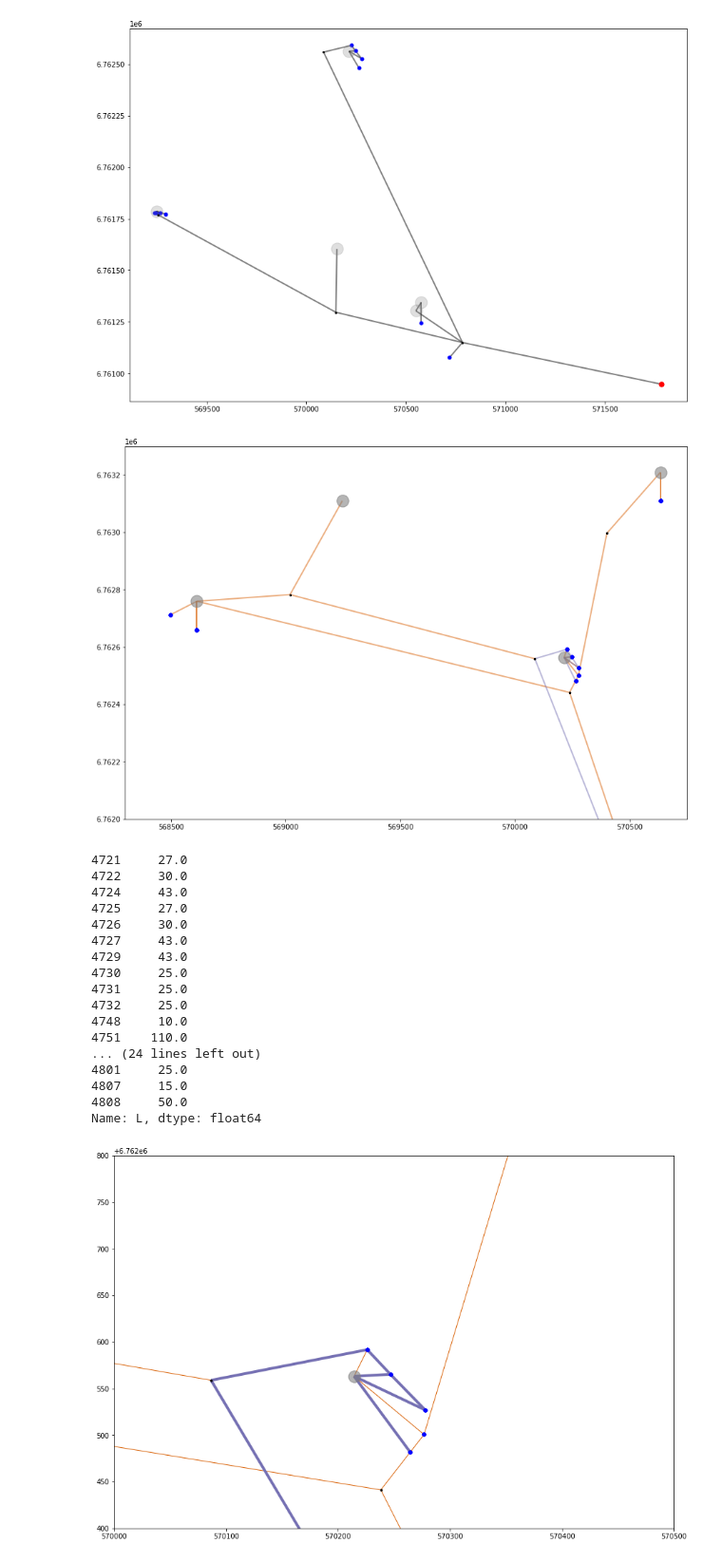
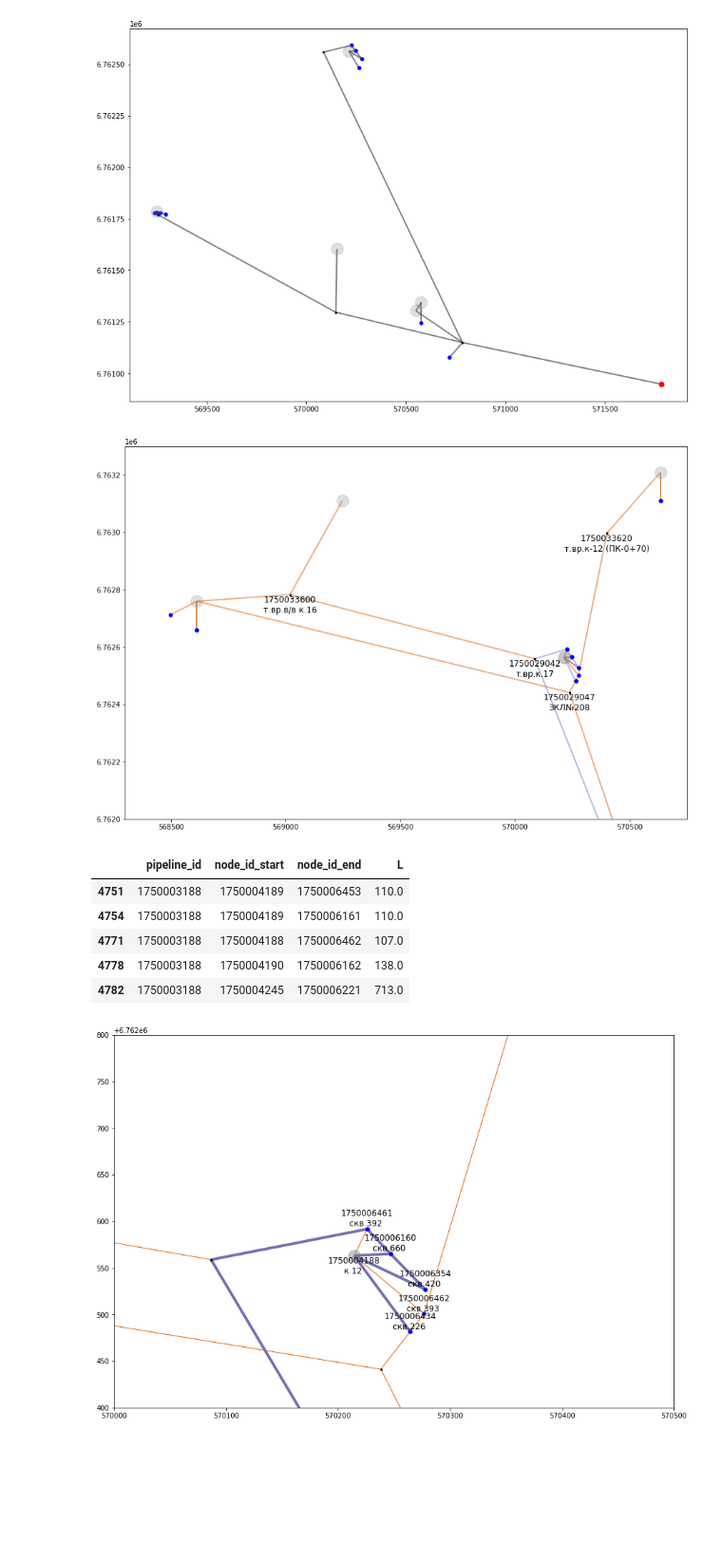
Before and after one commit to DenisYabl/PipesHydraulic, a Jupyter notebook: code/view_pipelines.ipynb, the cells around one changed output. Shown at 95% size. Cells and saved outputs as stored; diff of their text form; code cells hidden in the pictures; blank space fills up the shorter version.

```diff
--- a/code/view_pipelines.ipynb
+++ b/code/view_pipelines.ipynb
@@ -207,11 +206,23 @@ for pl_id, clr in zip(pipeline_ids, cmap):
     df = df[["node_id_start", "node_id_end"]]
     df.columns = ["source", "target"]
     G = nx.from_pandas_edgelist(df)
-    nx.draw_networkx_nodes(G, sp, nodelist=wells, node_size=25, node_color="blue", ax=ax)
-    nx.draw_networkx_nodes(G, sp, nodelist=pads, node_size=300, node_color="gray", alpha=0.25, ax=ax)
-    nx.draw_networkx_nodes(G, sp, nodelist=juncs, node_size=5, node_color="black", ax=ax)
-    nx.draw_networkx_nodes(G, sp, nodelist=kns, node_size=50, node_color="red", ax=ax)
+    g_nodes = set(G.nodes)
+    nodelist = list(set(wells) & g_nodes)
+    nx.draw_networkx_nodes(G, sp, nodelist=nodelist, node_size=25, node_color="blue", ax=ax)
+    nodelist = list(set(pads) & g_nodes)
+    nx.draw_networkx_nodes(G, sp, nodelist=nodelist, node_size=300, node_color="gray", alpha=0.25, ax=ax)
+    nodelist = list(set(juncs) & g_nodes)
+    nx.draw_networkx_nodes(G, sp, nodelist=nodelist, node_size=5, node_color="black", ax=ax)
+    nodelist = list(set(kns) & g_nodes)
+    nx.draw_networkx_nodes(G, sp, nodelist=nodelist, node_size=50, node_color="red", ax=ax)
     nx.draw_networkx_edges(G, sp, alpha=0.5, width=2, ax=ax, edge_color=clr)
+
+df = graph_df[["node_id_start", "node_id_end"]]
+df.columns = ["source", "target"]
+G = nx.from_pandas_edgelist(df)
+lbls = {k : '\n\n'+node_labels[k] for k in juncs}
+# lbls = {k : '\n\n'+node_labels[k] for k in wells}
+nx.draw_networkx_labels(G, sp, lbls, ax=ax)
 
 limits=plt.axis('on') # turns on axis
 ax.tick_params(left=True, bottom=True, labelleft=True, labelbottom=True)
@@ -219,52 +230,56 @@ ax.set_xlim(568300, 570750)
 ax.set_ylim(6762000, 6763300)
 plt.show()
 # %% [output]
-[figure, old version]
+[figure, new version]
 # %%
 mask1 = (schema_df.node_type_start == 1) & (schema_df.node_type_end == 2)
 mask2 = (schema_df.node_type_start == 2) & (schema_df.node_type_end == 1)
 df = schema_df[mask1 | mask2]
-df.L
+df = df[['pipeline_id', 'node_id_start', 'node_id_end', 'L']]
+df[df.L > 75]
 # %% [output]
-4721     27.0
-4722     30.0
-4724     43.0
-4725     27.0
-4726     30.0
-4727     43.0
-4729     43.0
-4730     25.0
-4731     25.0
-4732     25.0
-4748     10.0
-4751    110.0
-... (24 lines left out)
-4801     25.0
-4807     15.0
-4808     50.0
-Name: L, dtype: float64
+|  | pipeline_id | node_id_start | node_id_end | L |
+| 4751 | 1750003188 | 1750004189 | 1750006453 | 110.0 |
+| 4754 | 1750003188 | 1750004189 | 1750006161 | 110.0 |
+| 4771 | 1750003188 | 1750004188 | 1750006462 | 107.0 |
+| 4778 | 1750003188 | 1750004190 | 1750006162 | 138.0 |
+| 4782 | 1750003188 | 1750004245 | 1750006221 | 713.0 |
 # %%
 cmap=plt.get_cmap('Dark2').colors
 
 fig = plt.figure(constrained_layout=True, figsize=(12, 8))
 ax = fig.add_subplot(1,1,1)
 
 for pl_id, clr, wd in zip(pipeline_ids, cmap, [0, 1, 4]):
     df = graph_df[graph_df.pipeline_id == pl_id]
     df = df[["node_id_start", "node_id_end"]]
     df.columns = ["source", "target"]
     G = nx.from_pandas_edgelist(df)
-    nx.draw_networkx_nodes(G, sp, nodelist=wells, node_size=25, node_color="blue", ax=ax)
-    nx.draw_networkx_nodes(G, sp, nodelist=pads, node_size=300, node_color="gray", alpha=0.25, ax=ax)
-    nx.draw_networkx_nodes(G, sp, nodelist=juncs, node_size=5, node_color="black", ax=ax)
-    nx.draw_networkx_nodes(G, sp, nodelist=kns, node_size=50, node_color="red", ax=ax)
+    g_nodes = set(G.nodes)
+    nodelist = list(set(wells) & g_nodes)
+    nx.draw_networkx_nodes(G, sp, nodelist=nodelist, node_size=25, node_color="blue", ax=ax)
+    nodelist = list(set(pads) & g_nodes)
+    nx.draw_networkx_nodes(G, sp, nodelist=nodelist, node_size=300, node_color="gray", alpha=0.25, ax=ax)
+    nodelist = list(set(juncs) & g_nodes)
+    nx.draw_networkx_nodes(G, sp, nodelist=nodelist, node_size=5, node_color="black", ax=ax)
+    nodelist = list(set(kns) & g_nodes)
+    nx.draw_networkx_nodes(G, sp, nodelist=nodelist, node_size=50, node_color="red", ax=ax)
+
     nx.draw_networkx_edges(G, sp, width=wd, ax=ax, edge_color=clr)
 
+df = graph_df[["node_id_start", "node_id_end"]]
+df.columns = ["source", "target"]
+G = nx.from_pandas_edgelist(df)
+lbls = {k : '\n\n'+node_labels[k] for k in pads}
+lbls.update({k : node_labels[k]+'\n\n' for k in wells})
+nx.draw_networkx_labels(G, sp, lbls, ax=ax)
 
 limits=plt.axis('on') # turns on axis
 ax.tick_params(left=True, bottom=True, labelleft=True, labelbottom=True)
 ax.set_xlim(570000, 570500)
 ax.set_ylim(6762400, 6762800)
+
+
 plt.show()
 # %% [output]
-[figure, old version]
+[figure, new version]
```
Also changed, not shown: parts of 6 cells of this notebook.
